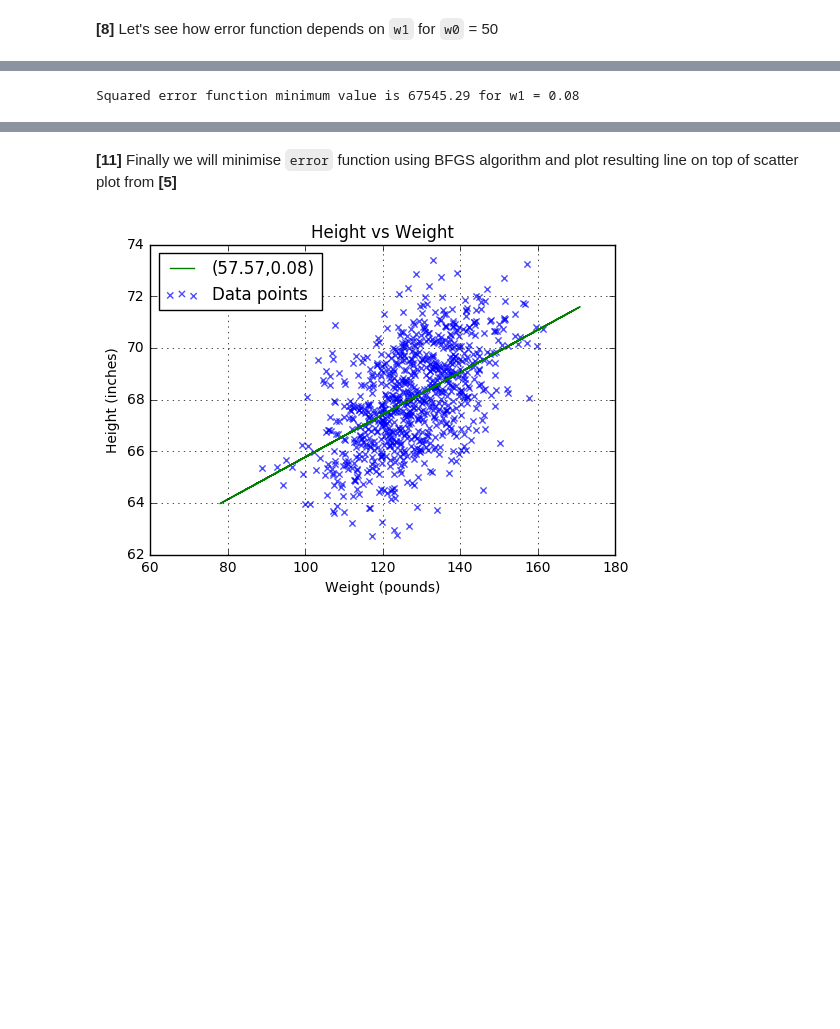
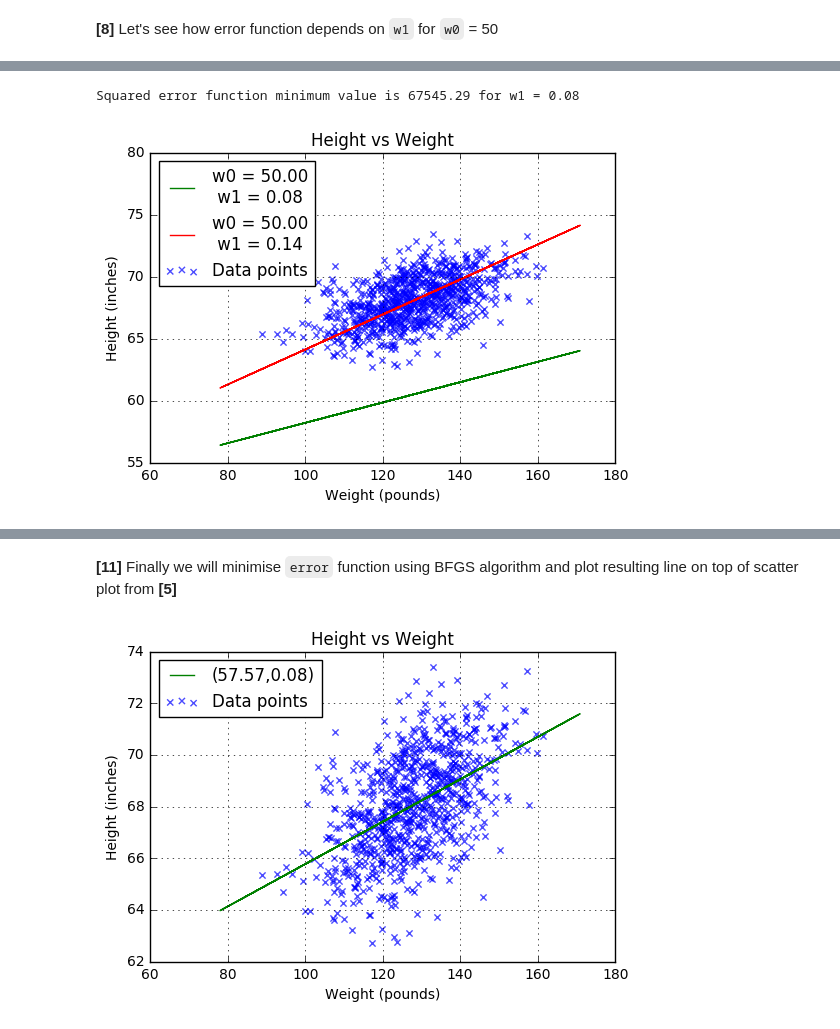
Before and after one commit to EvdokimovN/S7DataScience, a Jupyter notebook: S7DataScience.ipynb, the cells around one changed output, grey strips where cells are left out. Drawn from its saved outputs; the diff is of its cells as text; code cells hidden in the pictures; blank space fills up the shorter version.

```diff
--- a/S7DataScience.ipynb
+++ b/S7DataScience.ipynb
@@ -255,36 +258,42 @@ def gradientDescent(x, y, theta, alpha, numIterations):
         loss = predictions - y
 
         cost = np.sum(np.power(loss,2))
-        #print("Iteration %d | Cost: %f" % (i, cost))
 
         # Break execution if cost doesn't decrease substantially
         if np.abs(cost - old_cost) < 0.0001:
             break
         old_cost = cost
         history.append(cost)
         gradient = 2 * np.dot(x.T, loss) / m
         theta = theta - alpha * gradient
     return (theta, np.array(history))
 
 numIterations= 10000
 
 # Center data around the mean for better convergance
 # Since in our case intercept has no meaning we can do it safely
 x = df[weight_column_index] - df[weight_column_index].mean()
 y = df[height_column_index]
 
 
 X_matrix = np.ones((x.size, 2))
 X_matrix[:, 1] = x
 x = X_matrix
 
 
 
 alpha = 0.005
 theta = np.random.rand(2)
 data = gradientDescent(x, y, theta, alpha, numIterations)
 theta, history = data
 
 print("Squared error function minimum value is {:.2f} for w1 = {:.2f}".format(min(history), theta[1]))
+
+w0 = 50
+sample = 30
+weights = ((w0, theta[1]), (w0, min_w1))
+colors = ('g', 'r')
+plotScatter(sample, df[weight_column_index], df[height_column_index], weights, colors)
 # %% [output]
 Squared error function minimum value is 67545.29 for w1 = 0.08
+[figure, added]
```
Also changed, not shown: parts of 6 cells of this notebook.
